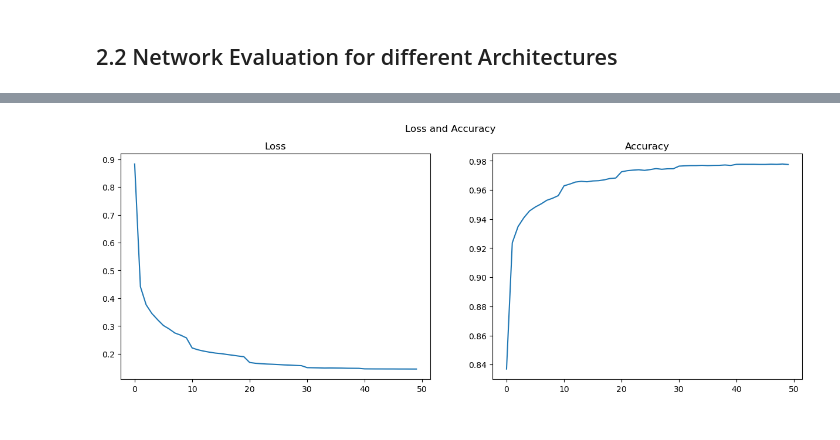
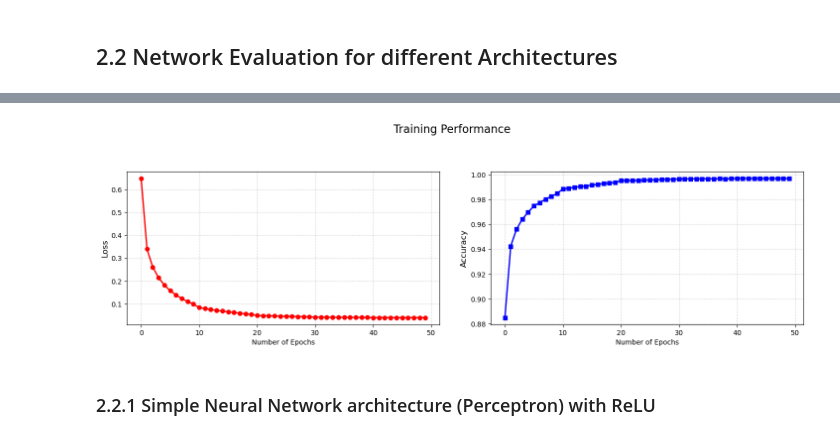
Before and after one commit to Razbolt/Neural-Network, a Jupyter notebook: Task1.ipynb, the cells around one changed output, grey strips where cells are left out. Saved outputs shown, nothing was run; the diff lists cells and outputs as text; code cells hidden in the pictures.

Commit message:
Network evaluation

```diff
--- a/Task1.ipynb
+++ b/Task1.ipynb
@@ -422,5 +403,5 @@ In this Neural Network
 - decay rate is 0.1 to decrease learning rate in steps in 10 (decay_step)
 # %%
 # Create a neural network object
-nn1 = MyNeuralNetwork(input_size=784, hidden_sizes=[16,16], output_size=10, activation_function='sigmoid',dropout=0.0)
+nn1 = MyNeuralNetwork(input_size=784, hidden_sizes=[112], output_size=10, activation_function='sigmoid',dropout=0.0)
 # %% [output]
@@ -430,5 +410,5 @@ Weights in layer : 2, Weights shape: (10, 16), Biases shape: (10, 1)
 # %%
 # Train the neural network
-losses,accuracies = nn1.train(X_train, y_train, learning_rate=1, epochs=50, batch_size=56,decay_rate=0.1,decay_step=10)
+losses,accuracies = nn1.train(X_train, y_train, learning_rate=1, epochs=50, batch_size=100,decay_rate=0.1,decay_step=10)
 # %% [output]
 The learning rate at epoch 0 is :1.0
@@ -457,13 +437,21 @@ Test Loss: 0.29388492184637693, Test Accuracy: 0.9516
 # %%
 #Plot the loss and accuracy curves for the training process
 #Show it next to each other in the same figure
 
 fig, (ax1, ax2) = plt.subplots(1, 2,figsize=(15,5))
-fig.suptitle('Loss and Accuracy')
-ax1.plot(losses)
-ax1.set_title('Loss')
-ax2.plot(accuracies)
-ax2.set_title('Accuracy')
+fig.suptitle('Training Performance', fontsize=16)
+ax1.plot(losses, color='red', marker='o', linestyle='-', linewidth=2, markersize=6)
+ax1.set_xlabel('Number of Epochs')
+ax1.set_ylabel('Loss', fontsize=12)
+ax1.grid(True, linestyle='--', alpha=0.5)
+ax2.plot(accuracies, color='blue', marker='s', linestyle='-', linewidth=2, markersize=6)
+ax2.set_xlabel('Number of Epochs')
+ax2.set_ylabel('Accuracy', fontsize=12)
+ax2.grid(True, linestyle='--', alpha=0.5)
+# Adjust layout
+plt.tight_layout(pad=3.0)
 plt.show()
 # %% [output]
-[figure, old version]
+[figure, new version]
+# %% [markdown]
+### 2.2.1 Simple Neural Network architecture (Perceptron) with ReLU
```
Also changed, not shown: parts of 11 cells of this notebook.
